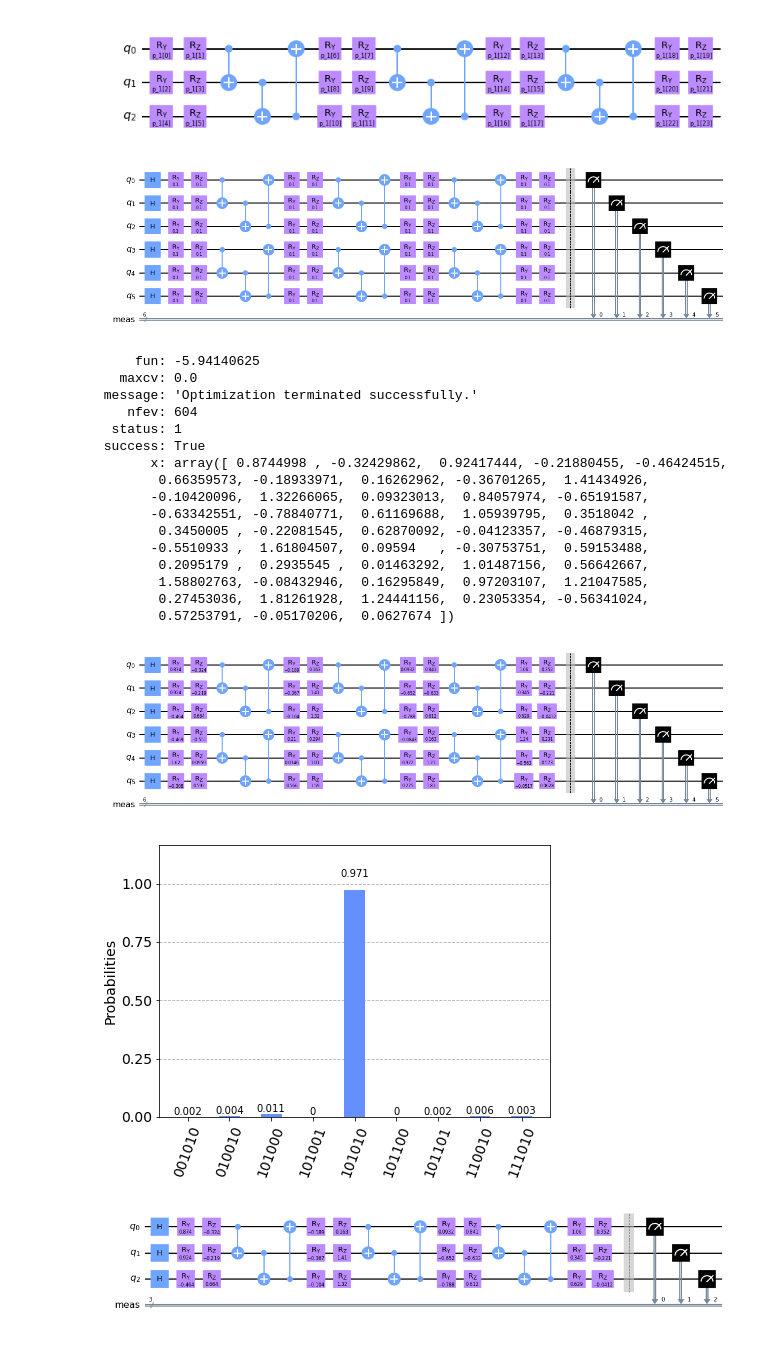
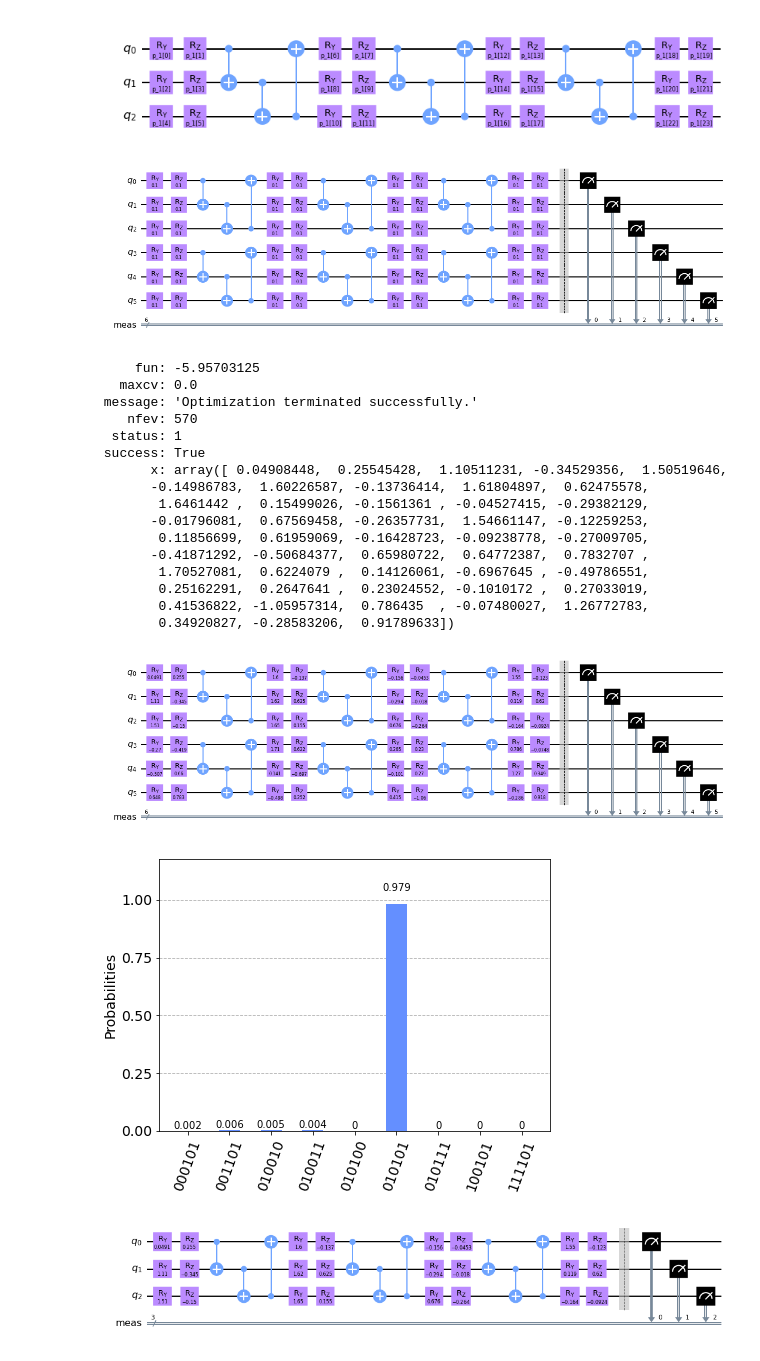
Before and after one commit to doggydoggy0101/Toward_solving_large_combinational_optimization_problem, a Jupyter notebook: maxcut_6_qubit.ipynb, the cells around one changed output. Drawn from its saved outputs; the diff is of its cells as text; code cells hidden in the pictures.

```diff
--- a/maxcut_6_qubit.ipynb
+++ b/maxcut_6_qubit.ipynb
@@ -64,7 +64,7 @@ qc_u2.draw(output="mpl")
 def create_circ(G, theta):
 
     qc = QuantumCircuit(6)
-    qc.h(range(6))
+#     qc.h(range(6))
 
     r = 4
     pv = ParameterVector('p', 2*6*r)
@@ -110,7 +110,7 @@ qc_test = create_circ(G, para)
 
 qc_test.draw(output="mpl", fold=-1)
 # %% [output]
-[figure, old version]
+[figure, new version]
 # %%
 def maxcut_obj(x, G):
     obj = 0
@@ -157,22 +157,22 @@ res = minimize(expectation,
               method='COBYLA')
 res
 # %% [output]
-     fun: -5.94140625
+     fun: -5.95703125
    maxcv: 0.0
  message: 'Optimization terminated successfully.'
-    nfev: 604
+    nfev: 570
   status: 1
  success: True
-       x: array([ 0.8744998 , -0.32429862,  0.92417444, -0.21880455, -0.46424515,
-        0.66359573, -0.18933971,  0.16262962, -0.36701265,  1.41434926,
-       -0.10420096,  1.32266065,  0.09323013,  0.84057974, -0.65191587,
-       -0.63342551, -0.78840771,  0.61169688,  1.05939795,  0.3518042 ,
-        0.3450005 , -0.22081545,  0.62870092, -0.04123357, -0.46879315,
-       -0.5510933 ,  1.61804507,  0.09594   , -0.30753751,  0.59153488,
-        0.2095179 ,  0.2935545 ,  0.01463292,  1.01487156,  0.56642667,
-        1.58802763, -0.08432946,  0.16295849,  0.97203107,  1.21047585,
-        0.27453036,  1.81261928,  1.24441156,  0.23053354, -0.56341024,
-        0.57253791, -0.05170206,  0.0627674 ])
+       x: array([ 0.04908448,  0.25545428,  1.10511231, -0.34529356,  1.50519646,
+       -0.14986783,  1.60226587, -0.13736414,  1.61804897,  0.62475578,
+        1.6461442 ,  0.15499026, -0.1561361 , -0.04527415, -0.29382129,
+       -0.01796081,  0.67569458, -0.26357731,  1.54661147, -0.12259253,
+        0.11856699,  0.61959069, -0.16428723, -0.09238778, -0.27009705,
+       -0.41871292, -0.50684377,  0.65980722,  0.64772387,  0.7832707 ,
+        1.70527081,  0.6224079 ,  0.14126061, -0.6967645 , -0.49786551,
+        0.25162291,  0.2647641 ,  0.23024552, -0.1010172 ,  0.27033019,
+        0.41536822, -1.05957314,  0.786435  , -0.07480027,  1.26772783,
+        0.34920827, -0.28583206,  0.91789633])
 # %%
 from qiskit.visualization import plot_histogram
 
@@ -183,38 +183,38 @@ qc_res = create_circ(G, res.x)
 
 qc_res.draw(output="mpl")
 # %% [output]
-[figure, old version]
+[figure, new version]
 # %%
 result = backend.run(qc_res, seed_simulator=10).result()
 counts = result.get_counts()
 plot_histogram(counts)
 # %% [output]
-[figure, old version]
+[figure, new version]
 # %%
 repeat = 4
 
 qc_u1 = QuantumCircuit(3)
 pv_u1 = ParameterVector('p_1', 6*repeat)
-qc_u1.h(range(3))
+# qc_u1.h(range(3))
 
 t = 0
 for i in range(repeat):
     qc_u1.ry(res.x[t], 0)
     qc_u1.rz(res.x[t+1],0)
     qc_u1.ry(res.x[t+2], 1)
     qc_u1.rz(res.x[t+3], 1)
     qc_u1.ry(res.x[t+4], 2)
     qc_u1.rz(res.x[t+5], 2)
     if i < repeat-1:
         qc_u1.cnot(0,1)
         qc_u1.cnot(1,2)
         qc_u1.cnot(2,0)
     t += 6
 
 qc_u1.measure_all()
 qc_u1.draw(output="mpl")
 # %% [output]
-[figure, old version]
+[figure, new version]
 # %%
 result = backend.run(qc_u1, seed_simulator=10).result()
 counts = result.get_counts()
```
Also changed, not shown: parts of 4 cells of this notebook, 2 other files.
